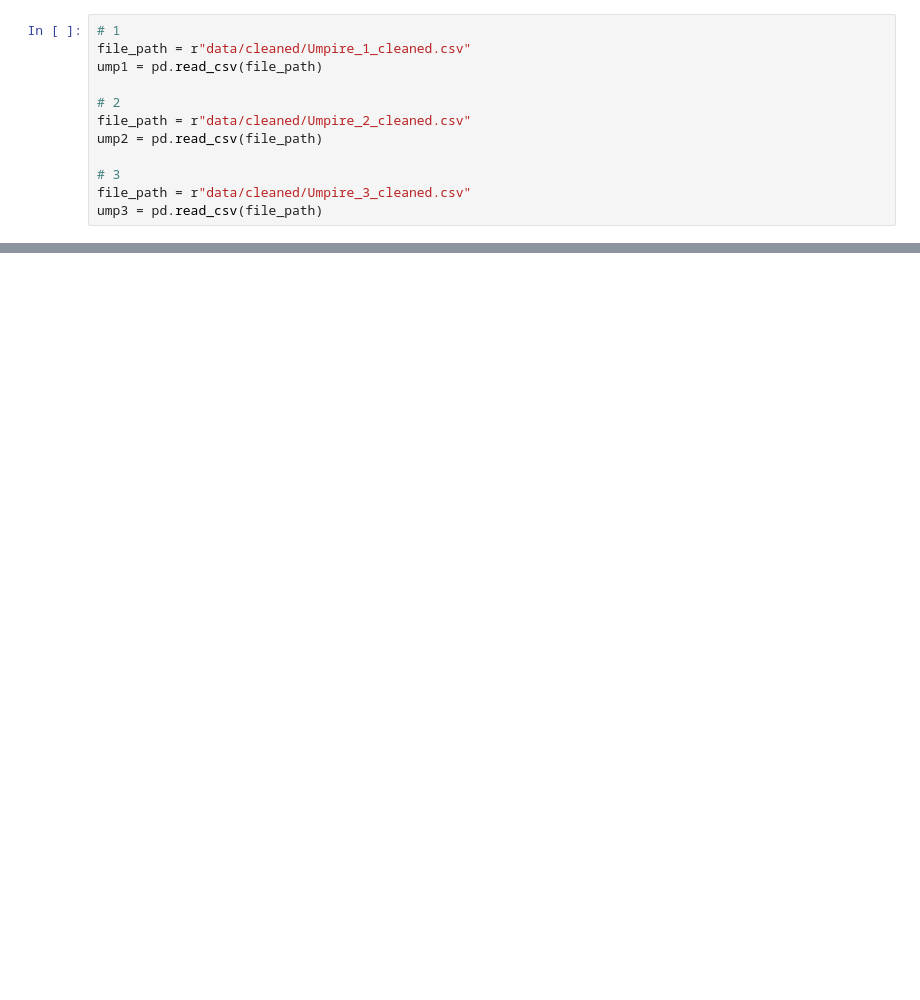
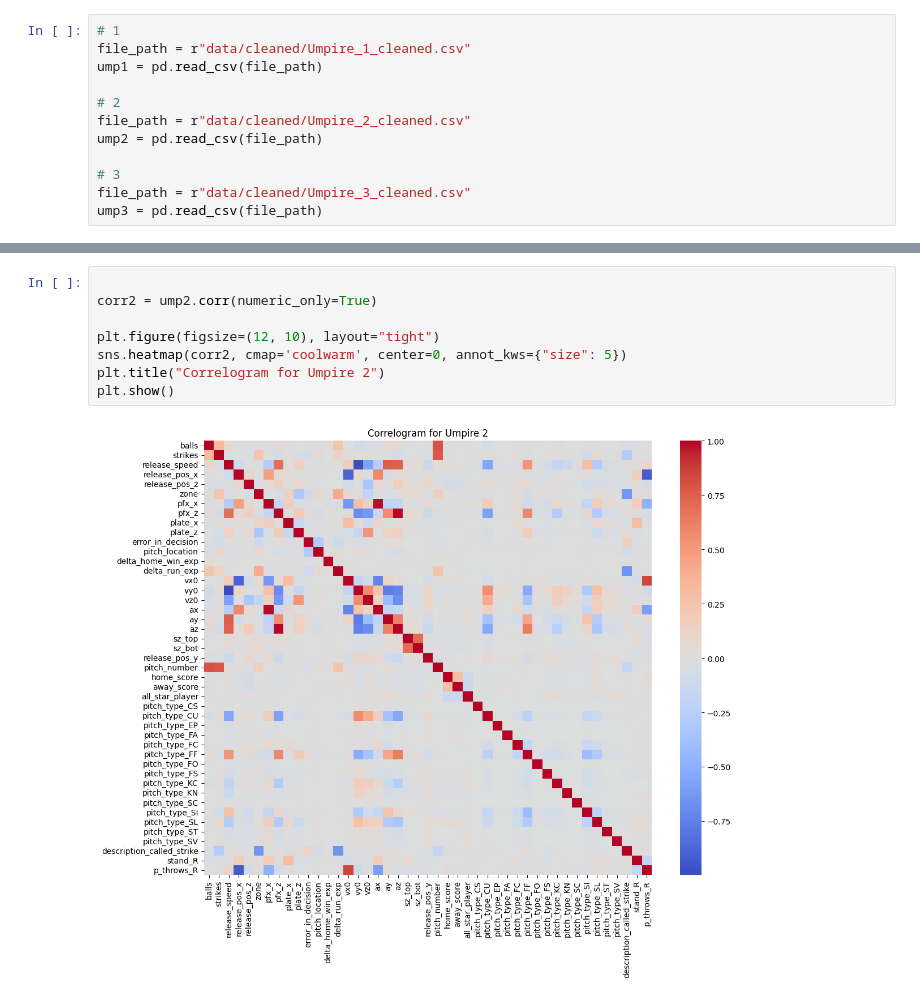
Before and after one commit to madelineshah4/ISEN427_Final, a Jupyter notebook: 01_Cleaning_EDA.ipynb, the cells around one changed output, grey strips where cells are left out. Cells and saved outputs as stored; diff of their text form; blank space fills up the shorter version.

```diff
--- a/01_Cleaning_EDA.ipynb
+++ b/01_Cleaning_EDA.ipynb
@@ -82,0 +98,10 @@ ump3 = pd.read_csv(file_path)
+# %%
+
+corr2 = ump2.corr(numeric_only=True)
+
+plt.figure(figsize=(12, 10), layout="tight")
+sns.heatmap(corr2, cmap='coolwarm', center=0, annot_kws={"size": 5})
+plt.title("Correlogram for Umpire 2")
+plt.show()
+# %% [output]
+[figure, added]
```
Also changed, not shown: parts of 13 cells of this notebook, 3 other files.
